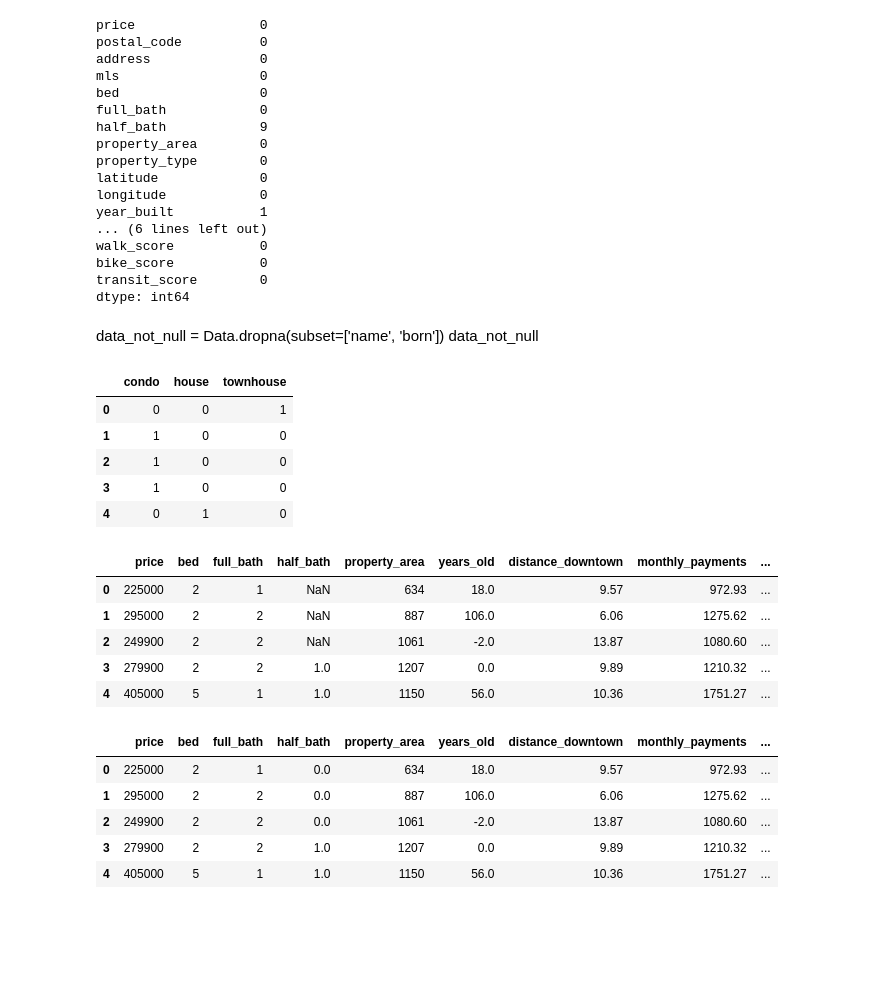
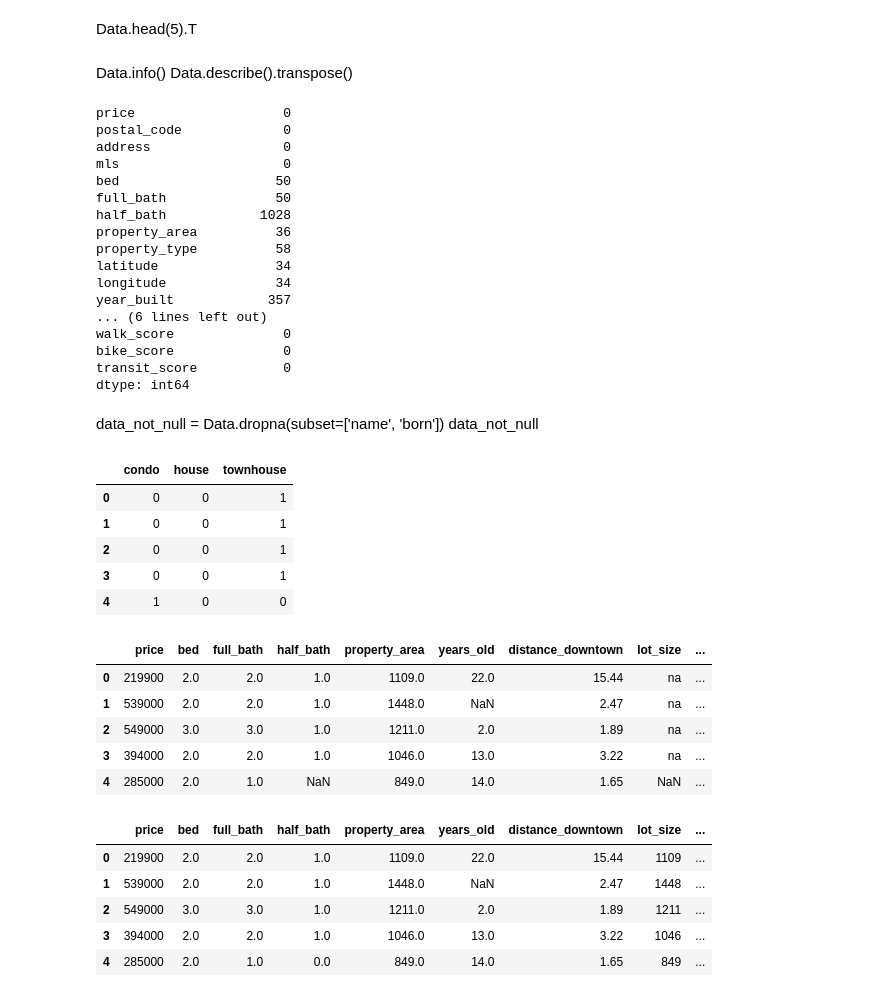
Before and after one commit to dayothompson/ML_Project, a Jupyter notebook: Machine Learning.ipynb, the cells around one changed output. Saved outputs shown, nothing was run; the diff lists cells and outputs as text; code cells hidden in the pictures; blank space fills up the shorter version.

```diff
--- a/Machine Learning.ipynb
+++ b/Machine Learning.ipynb
@@ -6,7 +6,7 @@ import seaborn as sns
 import matplotlib.pyplot as plt
 # %%
 # read the csv file
-calgary_listing = pd.read_csv('data/calgary_listings-test.csv')
+calgary_listing = pd.read_csv('data/calgary_listings.csv')
 score_df = pd.read_csv('data/score_df.csv')
 # %%
 calgary_listing.head()
@@ -98,22 +40,27 @@ memory usage: 3.3+ KB
+# %% [markdown]
+Data.head(5).T
+# %% [markdown]
+Data.info()
+Data.describe().transpose()
 # %%
 Data.isnull().sum()
 # %% [output]
-price                0
-postal_code          0
-address              0
-mls                  0
-bed                  0
-full_bath            0
-half_bath            9
-property_area        0
-property_type        0
-latitude             0
-longitude            0
-year_built           1
+price                   0
+postal_code             0
+address                 0
+mls                     0
+bed                    50
+full_bath              50
+half_bath            1028
+property_area          36
+property_type          58
+latitude               34
+longitude              34
+year_built            357
 ... (6 lines left out)
-walk_score           0
-bike_score           0
-transit_score        0
+walk_score              0
+bike_score              0
+transit_score           0
 dtype: int64
 # %% [markdown]
 data_not_null = Data.dropna(subset=['name', 'born'])
@@ -124,31 +71,32 @@ prop_area.head()
 # %% [output]
 |  | condo | house | townhouse |
 | 0 | 0 | 0 | 1 |
-| 1 | 1 | 0 | 0 |
-| 2 | 1 | 0 | 0 |
-| 3 | 1 | 0 | 0 |
-| 4 | 0 | 1 | 0 |
+| 1 | 0 | 0 | 1 |
+| 2 | 0 | 0 | 1 |
+| 3 | 0 | 0 | 1 |
+| 4 | 1 | 0 | 0 |
 # %%
 table_df = pd.concat([Data, prop_area], axis=1)
 # %%
 data_raw = table_df.filter(['price', 'bed', 'full_bath', 'half_bath', 'property_area', 'years_old', 'distance_downtown',
-                'monthly_payments', 'lot_size', 'basement', 'garage', 'walk_score', 'bike_score', 'transit_score','house', 'condo', 'townhouse'], axis=1)
+                'lot_size', 'basement', 'garage', 'walk_score', 'bike_score', 'transit_score','house', 'condo', 'townhouse'], axis=1)
 data_raw.head()
 # %% [output]
-|  | price | bed | full_bath | half_bath | property_area | years_old | distance_downtown | monthly_payments | ... |
-| 0 | 225000 | 2 | 1 | NaN | 634 | 18.0 | 9.57 | 972.93 | ... |
-| 1 | 295000 | 2 | 2 | NaN | 887 | 106.0 | 6.06 | 1275.62 | ... |
-| 2 | 249900 | 2 | 2 | NaN | 1061 | -2.0 | 13.87 | 1080.60 | ... |
-| 3 | 279900 | 2 | 2 | 1.0 | 1207 | 0.0 | 9.89 | 1210.32 | ... |
-| 4 | 405000 | 5 | 1 | 1.0 | 1150 | 56.0 | 10.36 | 1751.27 | ... |
+|  | price | bed | full_bath | half_bath | property_area | years_old | distance_downtown | lot_size | ... |
+| 0 | 219900 | 2.0 | 2.0 | 1.0 | 1109.0 | 22.0 | 15.44 | na | ... |
+| 1 | 539000 | 2.0 | 2.0 | 1.0 | 1448.0 | NaN | 2.47 | na | ... |
+| 2 | 549000 | 3.0 | 3.0 | 1.0 | 1211.0 | 2.0 | 1.89 | na | ... |
+| 3 | 394000 | 2.0 | 2.0 | 1.0 | 1046.0 | 13.0 | 3.22 | na | ... |
+| 4 | 285000 | 2.0 | 1.0 | NaN | 849.0 | 14.0 | 1.65 | NaN | ... |
 # %%
 data_raw['lot_size'] = data_raw['lot_size'].replace('na', np.nan)
+data_raw['lot_size'] = data_raw['lot_size'].replace('Unknown', np.nan)
 data_raw['half_bath'] = data_raw['half_bath'].replace(np.nan, 0)
 data_raw.head()
 # %% [output]
-|  | price | bed | full_bath | half_bath | property_area | years_old | distance_downtown | monthly_payments | ... |
-| 0 | 225000 | 2 | 1 | 0.0 | 634 | 18.0 | 9.57 | 972.93 | ... |
-| 1 | 295000 | 2 | 2 | 0.0 | 887 | 106.0 | 6.06 | 1275.62 | ... |
-| 2 | 249900 | 2 | 2 | 0.0 | 1061 | -2.0 | 13.87 | 1080.60 | ... |
-| 3 | 279900 | 2 | 2 | 1.0 | 1207 | 0.0 | 9.89 | 1210.32 | ... |
-| 4 | 405000 | 5 | 1 | 1.0 | 1150 | 56.0 | 10.36 | 1751.27 | ... |
+|  | price | bed | full_bath | half_bath | property_area | years_old | distance_downtown | lot_size | ... |
+| 0 | 219900 | 2.0 | 2.0 | 1.0 | 1109.0 | 22.0 | 15.44 | 1109 | ... |
+| 1 | 539000 | 2.0 | 2.0 | 1.0 | 1448.0 | NaN | 2.47 | 1448 | ... |
+| 2 | 549000 | 3.0 | 3.0 | 1.0 | 1211.0 | 2.0 | 1.89 | 1211 | ... |
+| 3 | 394000 | 2.0 | 2.0 | 1.0 | 1046.0 | 13.0 | 3.22 | 1046 | ... |
+| 4 | 285000 | 2.0 | 1.0 | 0.0 | 849.0 | 14.0 | 1.65 | 849 | ... |
```
Also changed, not shown: parts of 49 cells of this notebook, 7 other files.
